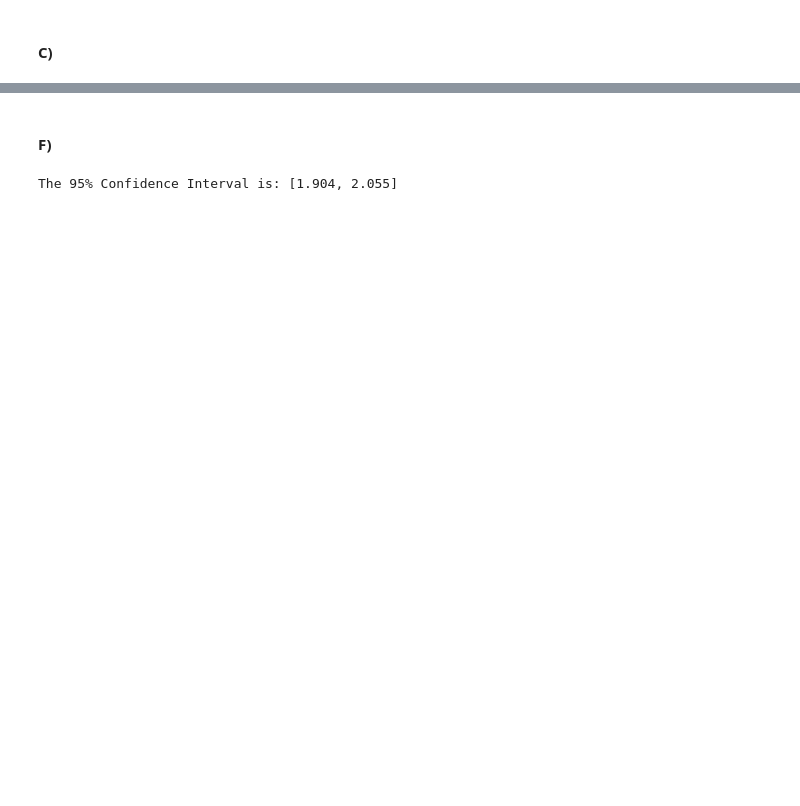
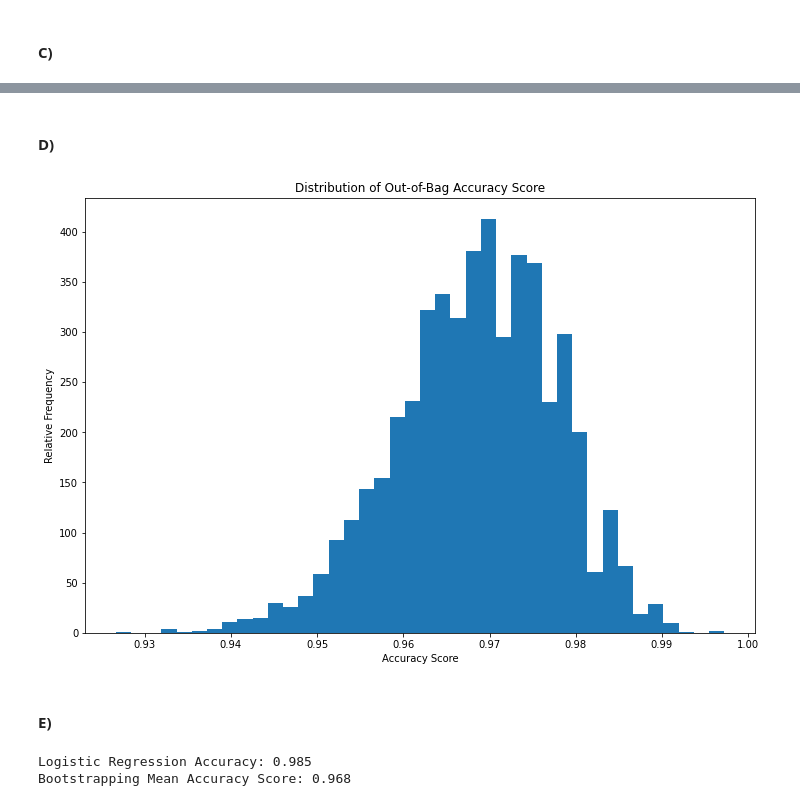
Before and after one commit to hgeorge21/JSC270, a Jupyter notebook: Assignment3.ipynb, the cells around one changed output, grey strips where cells are left out. Drawn from its saved outputs; the diff is of its cells as text; code cells hidden in the pictures; blank space fills up the shorter version.

```diff
--- a/Assignment3.ipynb
+++ b/Assignment3.ipynb
@@ -178,22 +219,2 @@ plt.show()
 # %% [markdown]
 #### C)
-# %%
-def bootstrap(X, B, M):
-    means = np.zeros(B)
-    for i in range(B):
-        means[i] = np.mean(np.random.choice(X, size=M))
-    return means
-# %%
-B = 5000
-M = 100
-means = bootstrap(x, B, M)
-
-fig, ax = plt.subplots(figsize=(12,8))
-ax.hist(means, bins=20, label=f'mean = {np.mean(means):.3f}')
-ax.axvline(x=np.mean(means), color='tab:red', linestyle='--')
-ax.set_xlabel('Sampled Means')
-ax.set_ylabel('Counts')
-ax.set_title('Resampled Means using Bootstraping B = {B}, M = {M}')
-ax.legend()
-
-plt.show()
@@ -221,2 +221,18 @@ To construct the 95% confidence interval, we do the following
+# %%
+from sklearn.tree import DecisionTreeClassifier
+
+def bootstrap(X, y, M=1000, B=5000):
+    count = X.shape[0]
+    res = np.zeros(B)
+    for i in range(B):
+        id_train = np.random.choice(np.arange(count), size=M)
+        id_test = np.delete(np.arange(count), id_train)
+        clf = DecisionTreeClassifier().fit(X[id_train, :], y[id_train])
+
+        y_pred = clf.predict(X[id_test, :])
+        res[i] = metrics.accuracy_score(y[id_test], y_pred)
+    return res
+# %%
+scores = bootstrap(X, y)
 # %% [markdown]
-#### F)
+#### D)
@@ -237,4 +239,20 @@ ub = mu_s + crit_v * var_s
-# %%
-print(f'The 95% Confidence Interval is: [{lb:.3f}, {ub:.3f}]')
-# %% [output]
-The 95% Confidence Interval is: [1.904, 2.055]
+# %%
+fig, ax = plt.subplots(figsize=(12,8))
+ax.hist(scores, bins=40)
+ax.set_ylabel('Relative Frequency')
+ax.set_xlabel('Accuracy Score')
+ax.set_title('Distribution of Out-of-Bag Accuracy Score')
+plt.show()
+# %% [output]
+[figure, added]
+# %% [markdown]
+#### E)
+# %%
+y_pred_logistic = logistic.predict(X_test)
+logistic_score = metrics.accuracy_score(y_test, y_pred_logistic)
+
+print(f"Logistic Regression Accuracy: {logistic_score:.3f}")
+print(f"Bootstrapping Mean Accuracy Score: {np.mean(scores):.3f}")
+# %% [output]
+Logistic Regression Accuracy: 0.985
+Bootstrapping Mean Accuracy Score: 0.968
```
Also changed, not shown: parts of 31 cells of this notebook.
